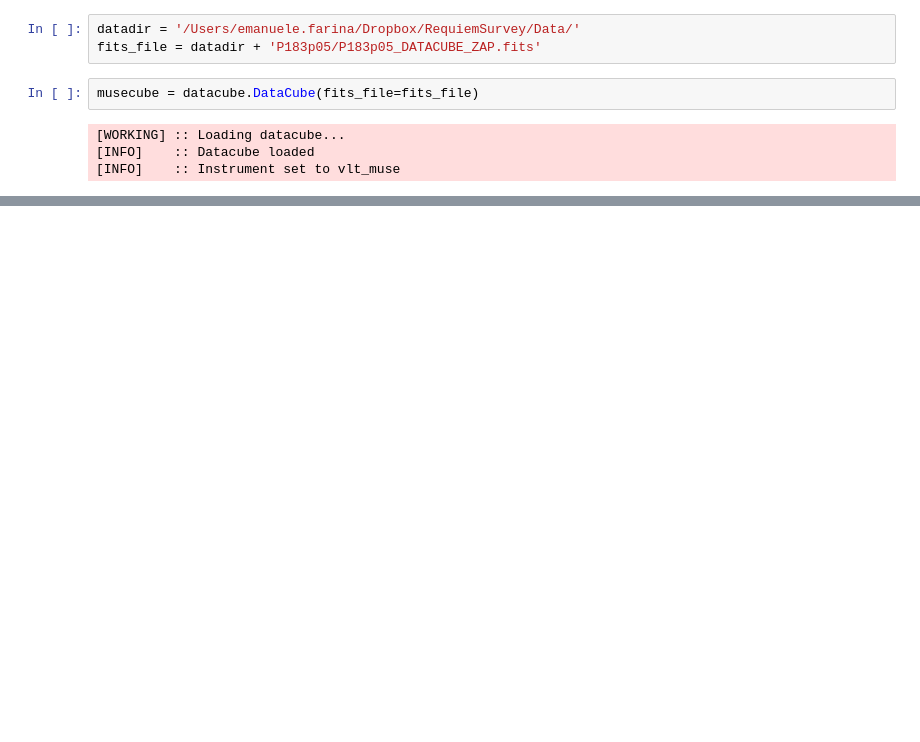
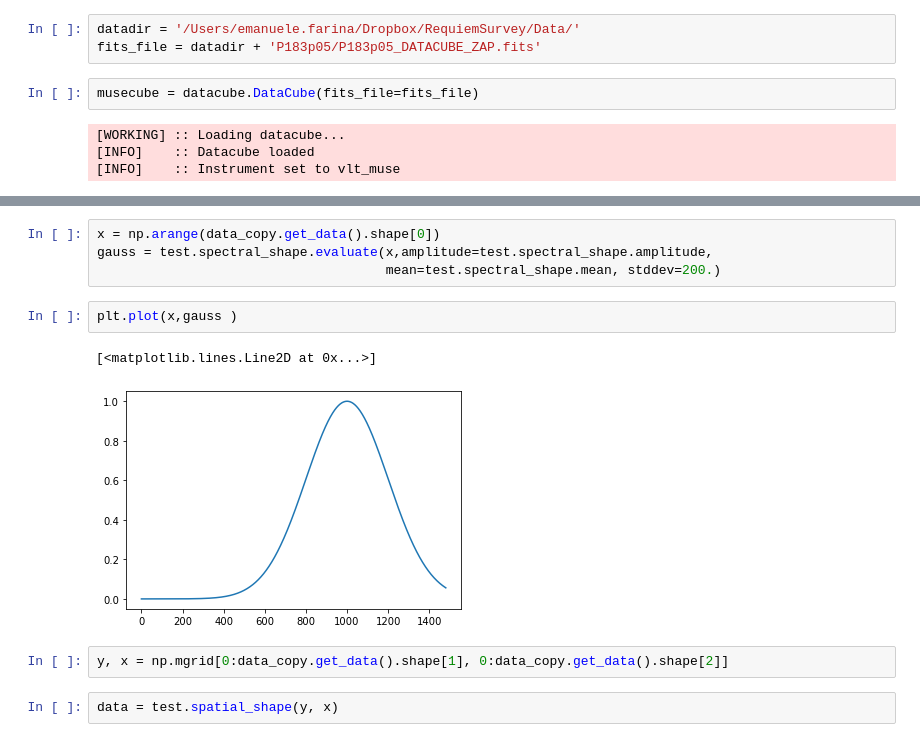
Before and after one commit to EmAstro/pycube, a Jupyter notebook: docs/notebooks/test_sources.ipynb, the cells around one changed output, grey strips where cells are left out. Saved outputs shown, nothing was run; the diff lists cells and outputs as text; blank space fills up the shorter version.

```diff
--- a/docs/notebooks/test_sources.ipynb
+++ b/docs/notebooks/test_sources.ipynb
@@ -36,0 +56,13 @@ array([[[-3.7902149e+01, -7.9767342e+01, -2.7086781e+01, ...,
+# %%
+x = np.arange(data_copy.get_data().shape[0])
+gauss = test.spectral_shape.evaluate(x,amplitude=test.spectral_shape.amplitude,
+                                     mean=test.spectral_shape.mean, stddev=200.)
+# %%
+plt.plot(x,gauss )
+# %% [output]
+[<matplotlib.lines.Line2D at 0x...>]
+[figure, added]
+# %%
+y, x = np.mgrid[0:data_copy.get_data().shape[1], 0:data_copy.get_data().shape[2]]
+# %%
+data = test.spatial_shape(y, x)
```
Also changed, not shown: parts of 9 cells of this notebook, 5 other files.
